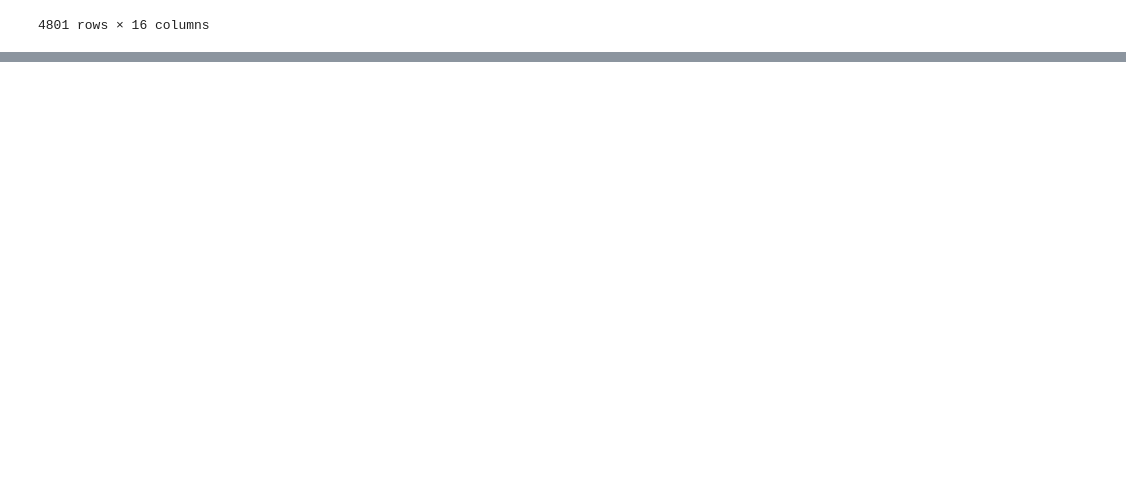
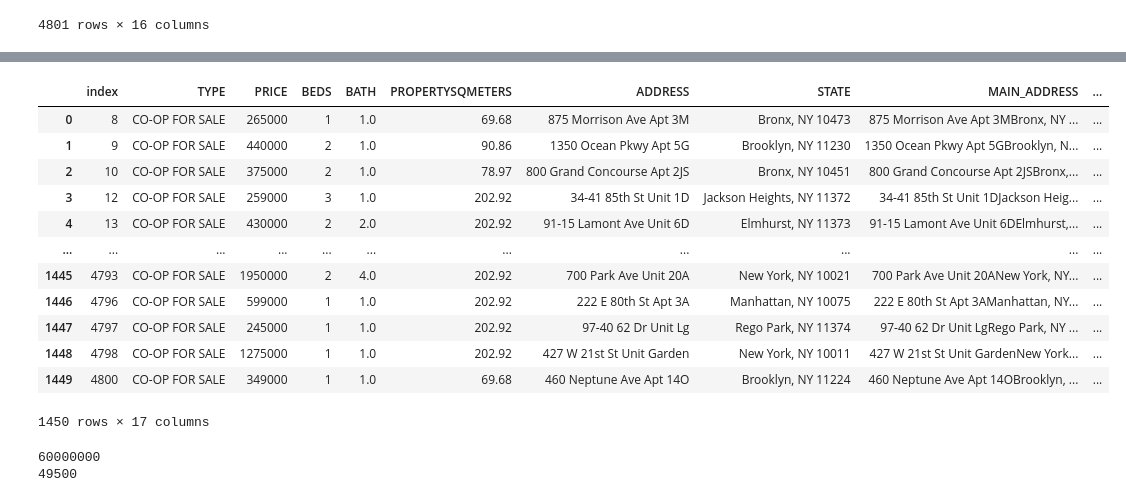
Before and after one commit to Baginka/DA_BA_NYCH, a Jupyter notebook: Data Analysis.ipynb, the cells around one changed output, grey strips where cells are left out. Drawn from its saved outputs; the diff is of its cells as text; code cells hidden in the pictures; blank space fills up the shorter version.

Commit message:
some changes of data

```diff
--- a/Data Analysis.ipynb
+++ b/Data Analysis.ipynb
@@ -117,3 +117,5 @@ nyc_data
 | 4799 | Condo for sale | 598125 | 2 | 1.000000 | 60.85 | 91-23 Corona Ave Unit 4G | Elmhurst, NY 11373 | 91-23 Corona Ave Unit 4GElmhurst,... | ... |
 | 4800 | Co-op for sale | 349000 | 1 | 1.000000 | 69.68 | 460 Neptune Ave Apt 14O | Brooklyn, NY 11224 | 460 Neptune Ave Apt 14OBrooklyn, ... | ... |
 4801 rows × 16 columns
+# %%
+nyc_data['TYPE'] = nyc_data['TYPE'].str.upper()
@@ -119,0 +140,26 @@ nyc_data
+# %%
+choice = ['CO-OP FOR SALE', 'HOUSE FOR SALE','CONDO FOR SALE','MULTI-FAMILY HOME FOR SALE','TOWNHOUSE FOR SALE']
+coop = ['CO-OP FOR SALE']
+df = nyc_data[nyc_data["TYPE"].isin(coop)]
+# %%
+df.reset_index()
+# %% [output]
+|  | index | TYPE | PRICE | BEDS | BATH | PROPERTYSQMETERS | ADDRESS | STATE | MAIN_ADDRESS | ... |
+| 0 | 8 | CO-OP FOR SALE | 265000 | 1 | 1.0 | 69.68 | 875 Morrison Ave Apt 3M | Bronx, NY 10473 | 875 Morrison Ave Apt 3MBronx, NY ... | ... |
+| 1 | 9 | CO-OP FOR SALE | 440000 | 2 | 1.0 | 90.86 | 1350 Ocean Pkwy Apt 5G | Brooklyn, NY 11230 | 1350 Ocean Pkwy Apt 5GBrooklyn, N... | ... |
+| 2 | 10 | CO-OP FOR SALE | 375000 | 2 | 1.0 | 78.97 | 800 Grand Concourse Apt 2JS | Bronx, NY 10451 | 800 Grand Concourse Apt 2JSBronx,... | ... |
+| 3 | 12 | CO-OP FOR SALE | 259000 | 3 | 1.0 | 202.92 | 34-41 85th St Unit 1D | Jackson Heights, NY 11372 | 34-41 85th St Unit 1DJackson Heig... | ... |
+| 4 | 13 | CO-OP FOR SALE | 430000 | 2 | 2.0 | 202.92 | 91-15 Lamont Ave Unit 6D | Elmhurst, NY 11373 | 91-15 Lamont Ave Unit 6DElmhurst,... | ... |
+| ... | ... | ... | ... | ... | ... | ... | ... | ... | ... | ... |
+| 1445 | 4793 | CO-OP FOR SALE | 1950000 | 2 | 4.0 | 202.92 | 700 Park Ave Unit 20A | New York, NY 10021 | 700 Park Ave Unit 20ANew York, NY... | ... |
+| 1446 | 4796 | CO-OP FOR SALE | 599000 | 1 | 1.0 | 202.92 | 222 E 80th St Apt 3A | Manhattan, NY 10075 | 222 E 80th St Apt 3AManhattan, NY... | ... |
+| 1447 | 4797 | CO-OP FOR SALE | 245000 | 1 | 1.0 | 202.92 | 97-40 62 Dr Unit Lg | Rego Park, NY 11374 | 97-40 62 Dr Unit LgRego Park, NY ... | ... |
+| 1448 | 4798 | CO-OP FOR SALE | 1275000 | 1 | 1.0 | 202.92 | 427 W 21st St Unit Garden | New York, NY 10011 | 427 W 21st St Unit GardenNew York... | ... |
+| 1449 | 4800 | CO-OP FOR SALE | 349000 | 1 | 1.0 | 69.68 | 460 Neptune Ave Apt 14O | Brooklyn, NY 11224 | 460 Neptune Ave Apt 14OBrooklyn, ... | ... |
+1450 rows × 17 columns
+# %%
+print(df['PRICE'].max())
+print(df['PRICE'].min())
+# %% [output]
+60000000
+49500
```
Also changed, not shown: parts of 4 cells of this notebook.
